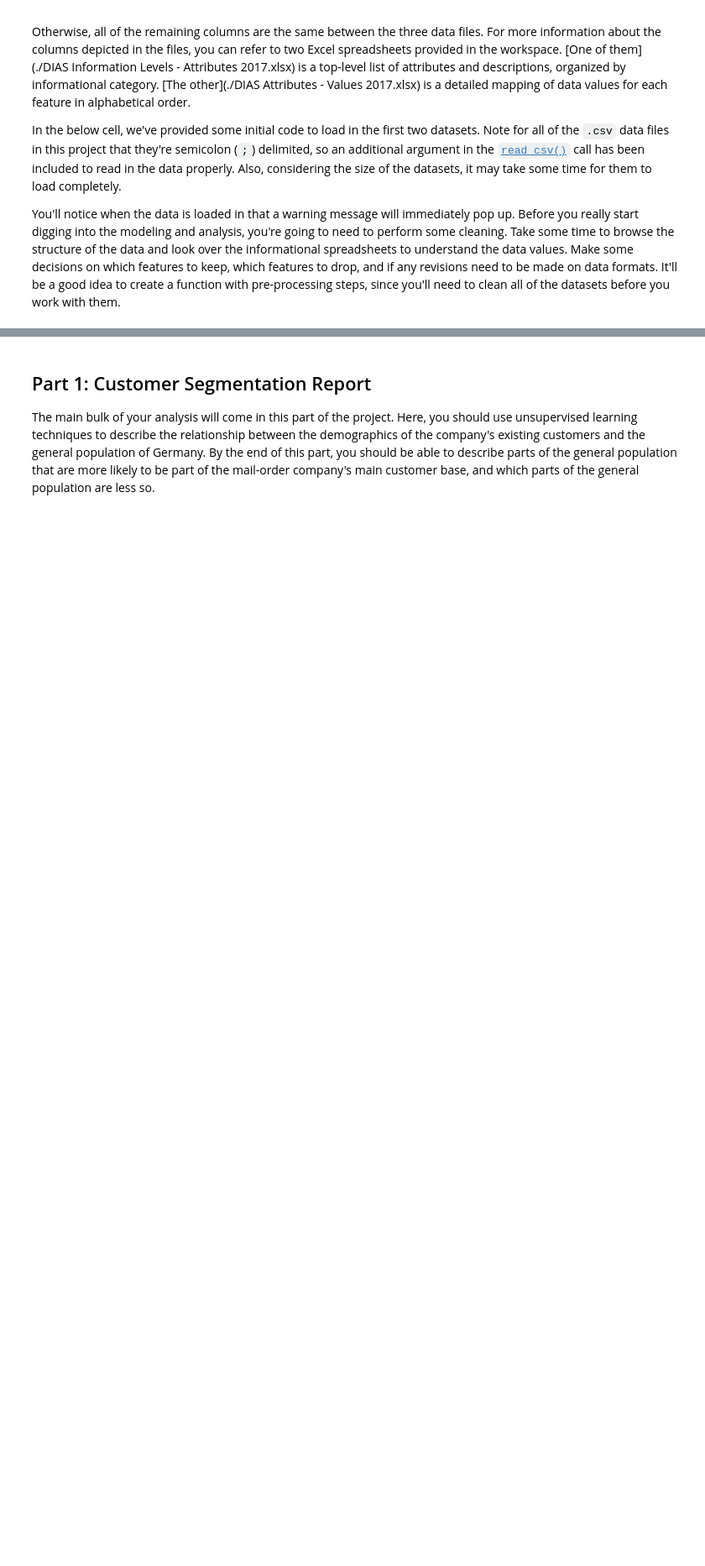
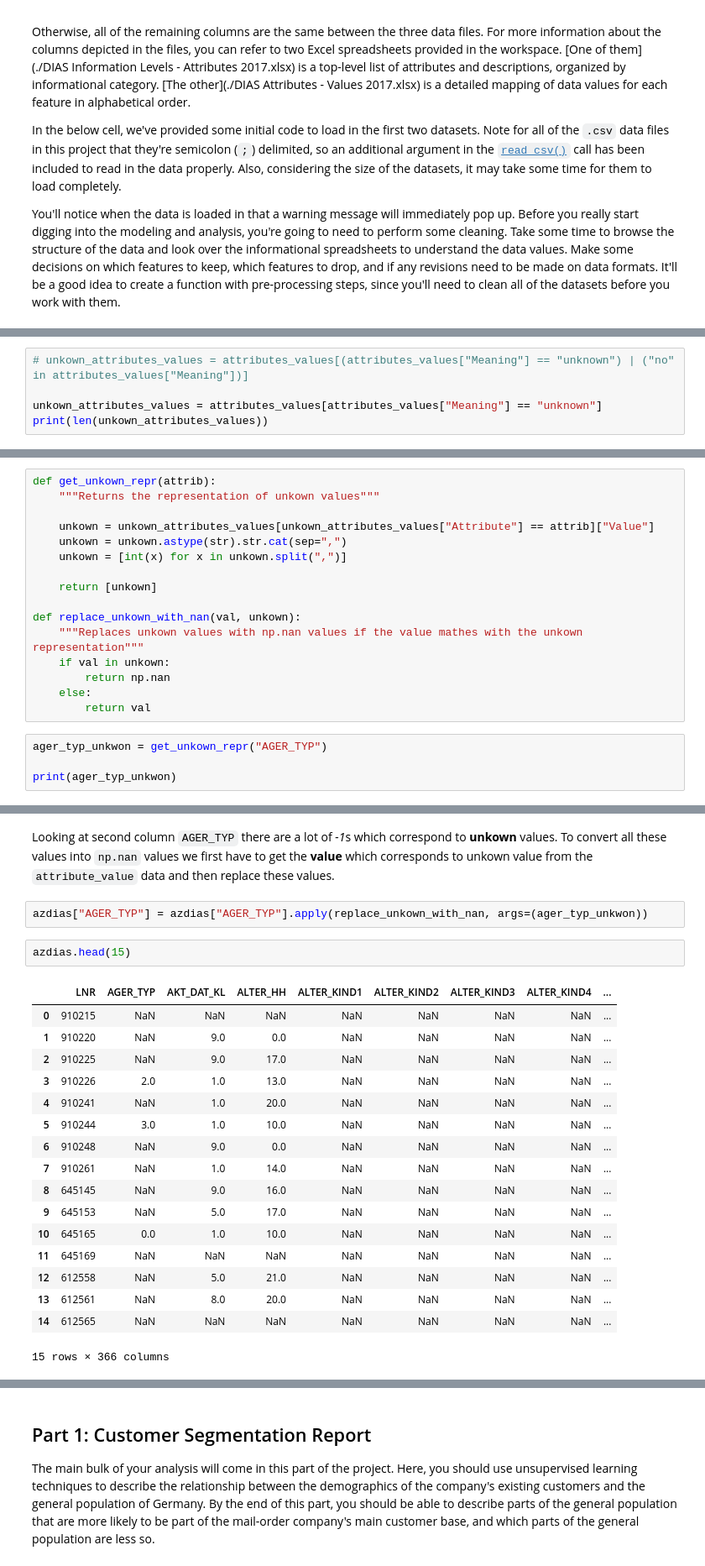
Before and after one commit to pranaymodukuru/Bertelsmann-Arvato-customer-segmentation, a Jupyter notebook: Arvato Project Workbook.ipynb, the cells around one changed output, grey strips where cells are left out. Shown: that part at 84% size. Saved outputs shown, nothing was run; the diff lists cells and outputs as text; blank space fills up the shorter version.

```diff
--- a/Arvato Project Workbook.ipynb
+++ b/Arvato Project Workbook.ipynb
@@ -41,0 +378,5 @@ customers = pd.read_csv('../../data/Term2/capstone/arvato_data/Udacity_CUSTOMERS
+# %%
+# unkown_attributes_values = attributes_values[(attributes_values["Meaning"] == "unknown") | ("no" in attributes_values["Meaning"])]
+
+unkown_attributes_values = attributes_values[attributes_values["Meaning"] == "unknown"]
+print(len(unkown_attributes_values))
@@ -41,0 +407,20 @@ customers = pd.read_csv('../../data/Term2/capstone/arvato_data/Udacity_CUSTOMERS
+# %%
+def get_unkown_repr(attrib):
+    """Returns the representation of unkown values"""
+
+    unkown = unkown_attributes_values[unkown_attributes_values["Attribute"] == attrib]["Value"]
+    unkown = unkown.astype(str).str.cat(sep=",")
+    unkown = [int(x) for x in unkown.split(",")]
+
+    return [unkown]
+
+def replace_unkown_with_nan(val, unkown):
+    """Replaces unkown values with np.nan values if the value mathes with the unkown representation"""
+    if val in unkown:
+        return np.nan
+    else:
+        return val
+# %%
+ager_typ_unkwon = get_unkown_repr("AGER_TYP")
+
+print(ager_typ_unkwon)
@@ -41,0 +451,24 @@ customers = pd.read_csv('../../data/Term2/capstone/arvato_data/Udacity_CUSTOMERS
+# %% [markdown]
+Looking at second column `AGER_TYP` there are a lot of *-1*s which correspond to **unkown** values. To convert all these values into `np.nan` values we first have to get the **value** which corresponds to unkown value from the `attribute_value` data and then replace these values.
+# %%
+azdias["AGER_TYP"] = azdias["AGER_TYP"].apply(replace_unkown_with_nan, args=(ager_typ_unkwon))
+# %%
+azdias.head(15)
+# %% [output]
+|  | LNR | AGER_TYP | AKT_DAT_KL | ALTER_HH | ALTER_KIND1 | ALTER_KIND2 | ALTER_KIND3 | ALTER_KIND4 | ... |
+| 0 | 910215 | NaN | NaN | NaN | NaN | NaN | NaN | NaN | ... |
+| 1 | 910220 | NaN | 9.0 | 0.0 | NaN | NaN | NaN | NaN | ... |
+| 2 | 910225 | NaN | 9.0 | 17.0 | NaN | NaN | NaN | NaN | ... |
+| 3 | 910226 | 2.0 | 1.0 | 13.0 | NaN | NaN | NaN | NaN | ... |
+| 4 | 910241 | NaN | 1.0 | 20.0 | NaN | NaN | NaN | NaN | ... |
+| 5 | 910244 | 3.0 | 1.0 | 10.0 | NaN | NaN | NaN | NaN | ... |
+| 6 | 910248 | NaN | 9.0 | 0.0 | NaN | NaN | NaN | NaN | ... |
+| 7 | 910261 | NaN | 1.0 | 14.0 | NaN | NaN | NaN | NaN | ... |
+| 8 | 645145 | NaN | 9.0 | 16.0 | NaN | NaN | NaN | NaN | ... |
+| 9 | 645153 | NaN | 5.0 | 17.0 | NaN | NaN | NaN | NaN | ... |
+| 10 | 645165 | 0.0 | 1.0 | 10.0 | NaN | NaN | NaN | NaN | ... |
+| 11 | 645169 | NaN | NaN | NaN | NaN | NaN | NaN | NaN | ... |
+| 12 | 612558 | NaN | 5.0 | 21.0 | NaN | NaN | NaN | NaN | ... |
+| 13 | 612561 | NaN | 8.0 | 20.0 | NaN | NaN | NaN | NaN | ... |
+| 14 | 612565 | NaN | NaN | NaN | NaN | NaN | NaN | NaN | ... |
+15 rows × 366 columns
```
Also changed, not shown: parts of 56 cells of this notebook, 3 other files.
